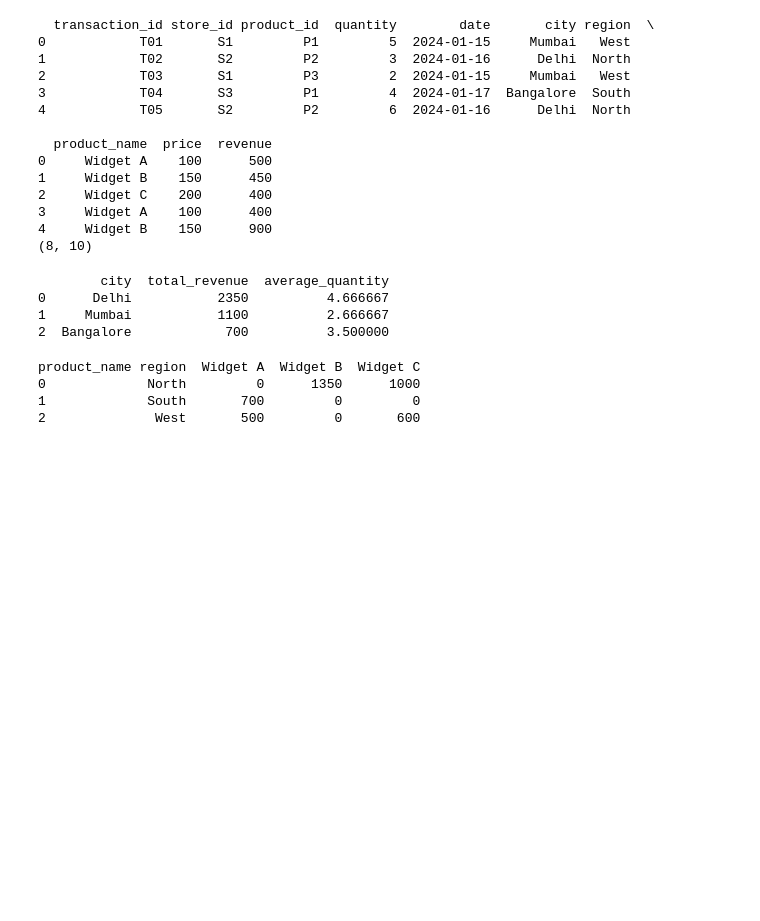
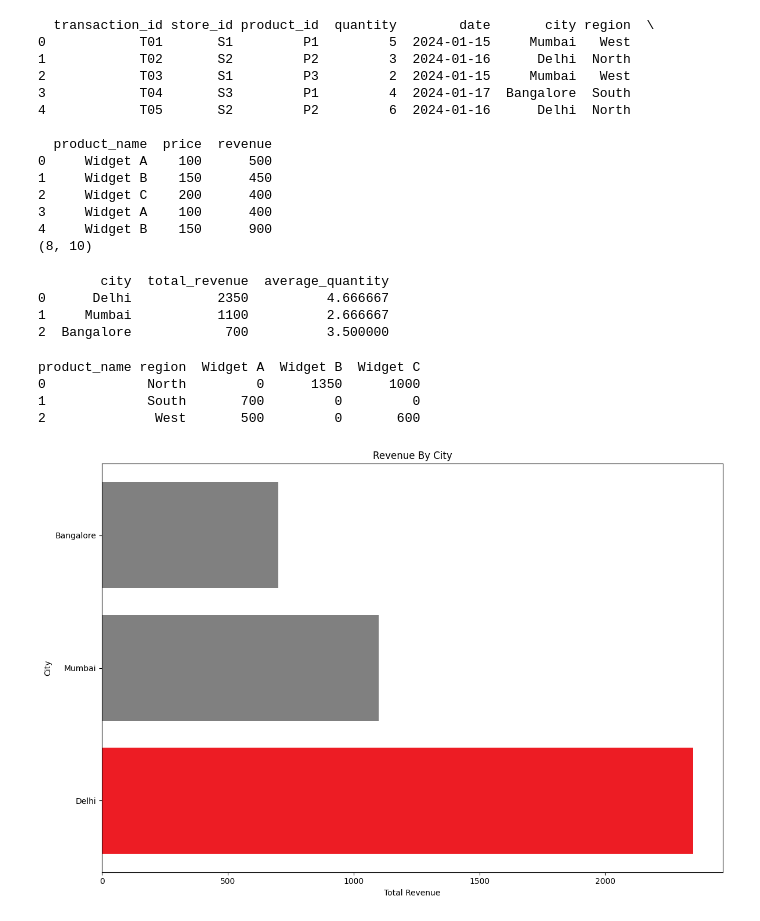
Before and after one commit to Alok-Senapati/Masai-IITP-AIML-Assignments, a Jupyter notebook: Assignment14.ipynb, the cells around one changed output. Saved outputs shown, nothing was run; the diff lists cells and outputs as text; code cells hidden in the pictures; blank space fills up the shorter version.

```diff
--- a/Assignment14.ipynb
+++ b/Assignment14.ipynb
@@ -139,3 +139,18 @@ product_name region  Widget A  Widget B  Widget C
 0             North         0      1350      1000
 1             South       700         0         0
 2              West       500         0       600
+# %%
+## Using Matplotlib OO interface, create a horizontal bar chart showing total revenue by city. Color the highest revenue city in Masai Red (#ED1C24) and others in gray. Include title "Revenue by City" and axis labels. (3 marks)
+fig, ax = plt.subplots(figsize=(12, 8))
+idx_max = analysis_per_city['total_revenue'].argmax()
+colors = ['#ED1C24' if i ==idx_max else 'gray' for i in range(analysis_per_city.shape[0])]
+ax.barh(analysis_per_city['city'], analysis_per_city['total_revenue'], color=colors)
+
+ax.set_xlabel("Total Revenue")
+ax.set_ylabel("City")
+ax.set_title("Revenue By City")
+
+fig.tight_layout()
+plt.show()
+# %% [output]
+[figure, added]
```
Also changed, not shown: parts of 1 cell of this notebook.
